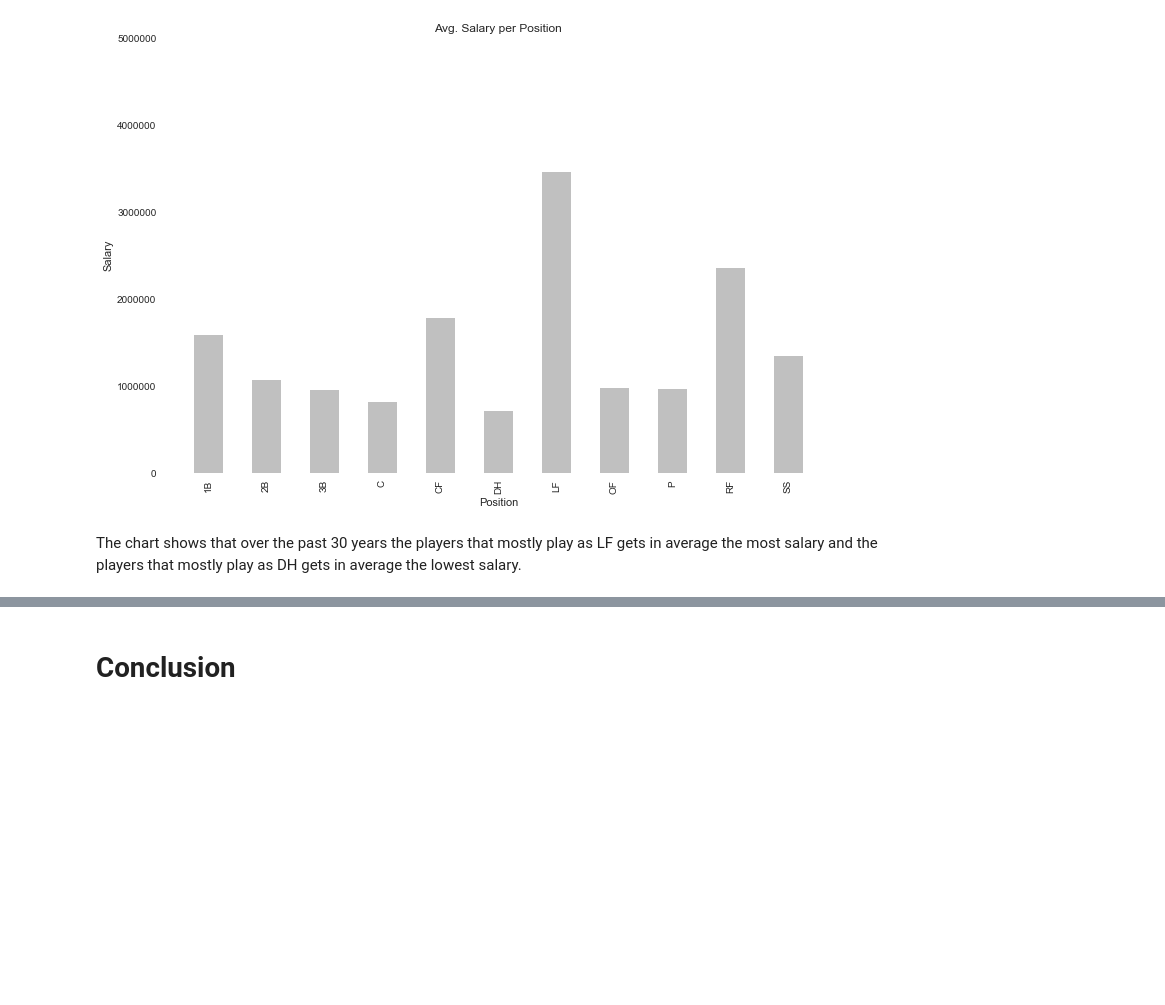
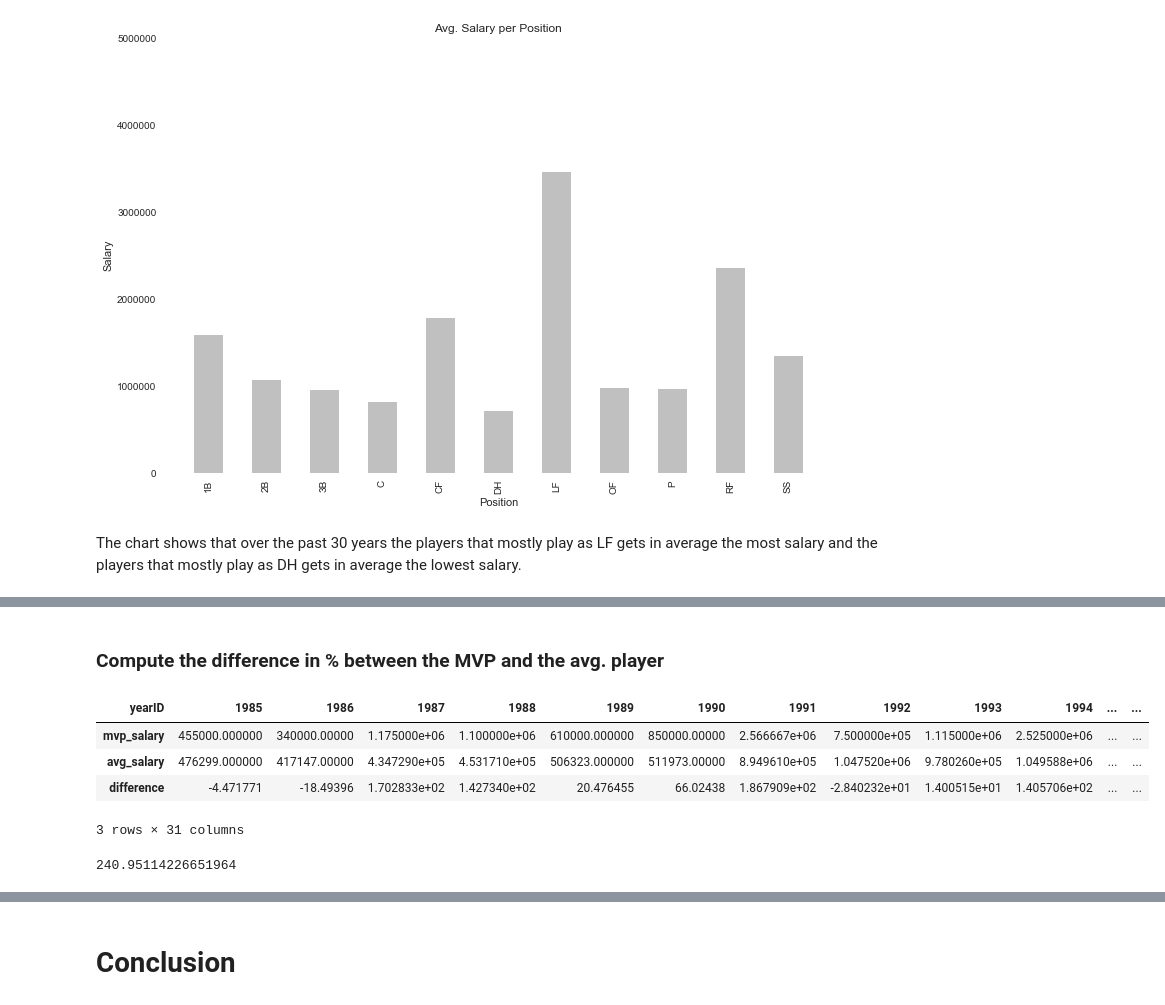
Before and after one commit to JonathanAsamoah/Portfolio-DataScience, a Jupyter notebook: Analyzing Baseball Player/main.ipynb, the cells around one changed output, grey strips where cells are left out. Drawn from its saved outputs; the diff is of its cells as text; code cells hidden in the pictures; blank space fills up the shorter version.

```diff
--- a/Analyzing Baseball Player/main.ipynb
+++ b/Analyzing Baseball Player/main.ipynb
@@ -455,0 +493,12 @@ The chart shows that over the past 30 years the players that mostly play as LF g
+# %%
+### Group salaries per year
+salary_per_year = df_salaries_cleaned.groupby(['yearID'],as_index=False).mean()
+
+### Reset index to year
+salary_per_year.set_index(['yearID'], inplace=True)
+
+### Rename salary column to avoid the same column name
+salary_per_year.rename(columns= {'salary': 'avg_salary'}, inplace=True)
+
+### Inspect the dataset
+display(salary_per_year.transpose())
@@ -455,0 +522,16 @@ The chart shows that over the past 30 years the players that mostly play as LF g
+# %% [markdown]
+### Compute the difference in % between the MVP and the avg. player
+# %%
+### Compute avg. difference between mvp salary in percent
+df_mvp_avg_salary['difference'] = (df_mvp_avg_salary['mvp_salary'] / df_mvp_avg_salary['avg_salary'] * 100) - 100
+
+### Inspect the dataset
+display(df_mvp_avg_salary.transpose())
+print(df_mvp_avg_salary['difference'].mean())
+# %% [output]
+| yearID | 1985 | 1986 | 1987 | 1988 | 1989 | 1990 | 1991 | 1992 | 1993 | 1994 | ... | ... |
+| mvp_salary | 455000.000000 | 340000.00000 | 1.175000e+06 | 1.100000e+06 | 610000.000000 | 850000.00000 | 2.566667e+06 | 7.500000e+05 | 1.115000e+06 | 2.525000e+06 | ... | ... |
+| avg_salary | 476299.000000 | 417147.00000 | 4.347290e+05 | 4.531710e+05 | 506323.000000 | 511973.00000 | 8.949610e+05 | 1.047520e+06 | 9.780260e+05 | 1.049588e+06 | ... | ... |
+| difference | -4.471771 | -18.49396 | 1.702833e+02 | 1.427340e+02 | 20.476455 | 66.02438 | 1.867909e+02 | -2.840232e+01 | 1.400515e+01 | 1.405706e+02 | ... | ... |
+3 rows × 31 columns
+240.95114226651964
```
Also changed, not shown: parts of 14 cells of this notebook.
